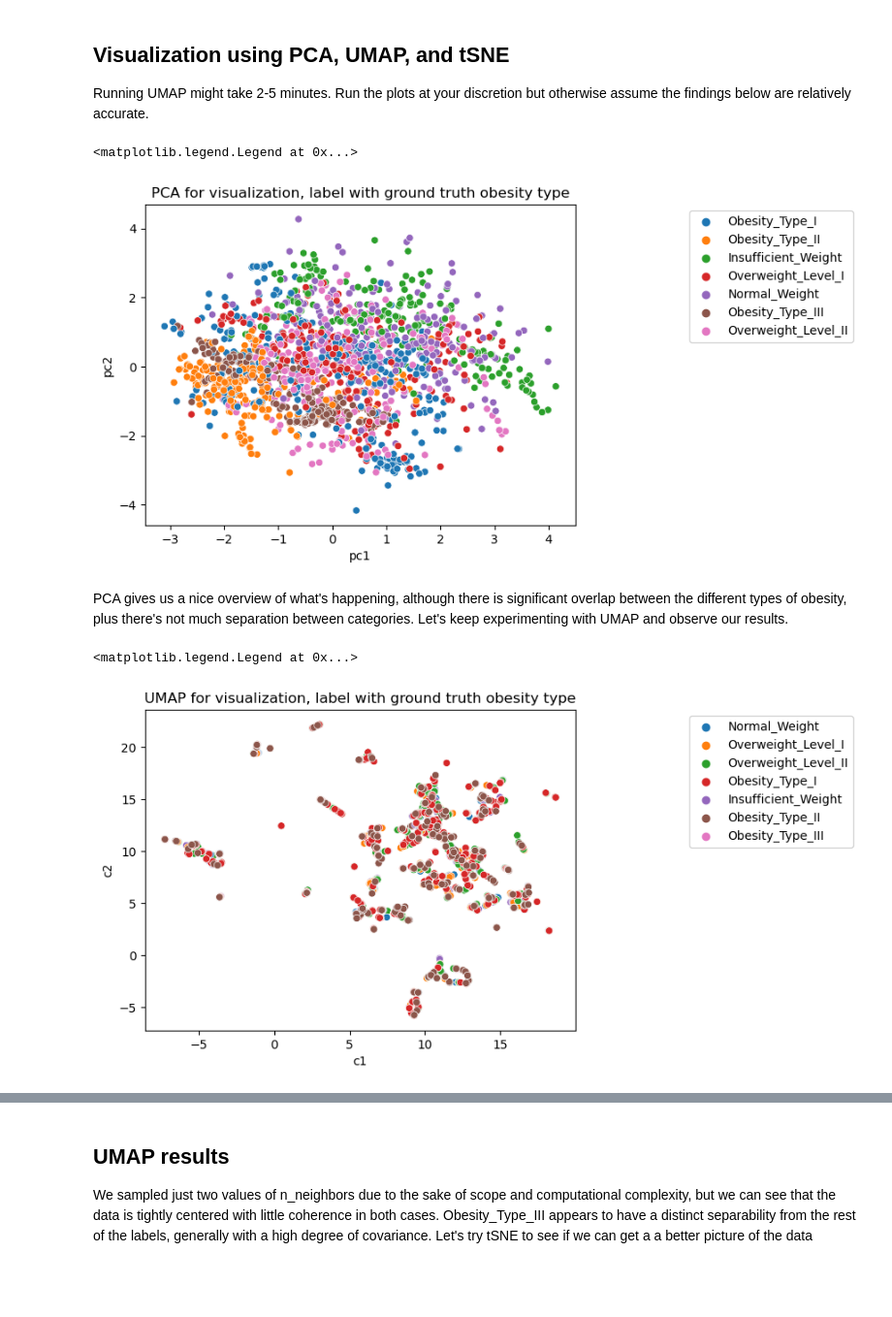
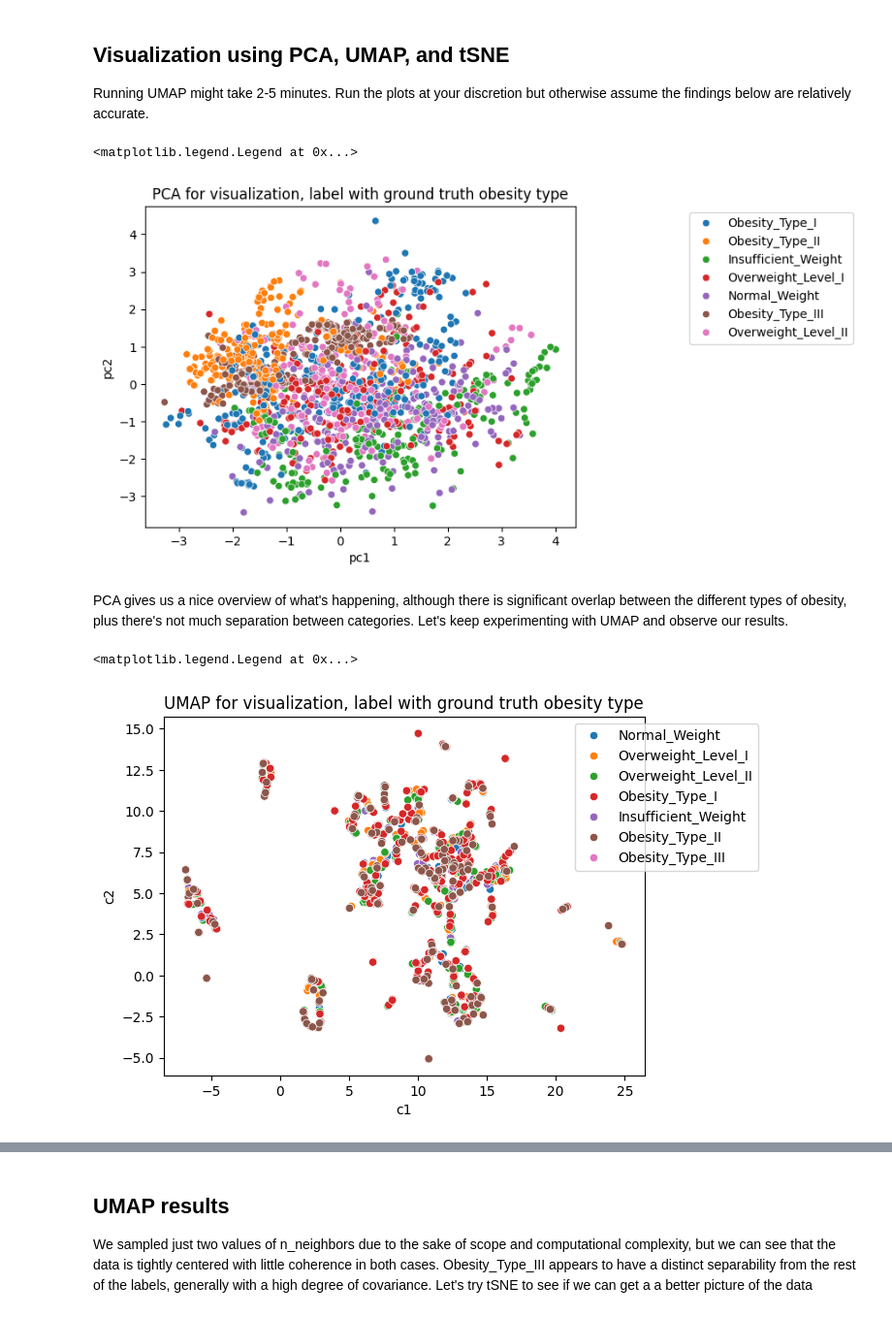
Before and after one commit to pallavigkwd/COGS118BGroup, a Jupyter notebook: Project 118B (1).ipynb, the cells around one changed output, grey strips where cells are left out. Shown at 97% size. Saved outputs shown, nothing was run; the diff lists cells and outputs as text; code cells hidden in the pictures; blank space fills up the shorter version.

```diff
--- a/Project 118B (1).ipynb
+++ b/Project 118B (1).ipynb
@@ -77,10 +77,10 @@ obesity.rename(columns={'family_history_with_overweight': 'Family Obesity',
                         'SMOKE': 'Smoke',
                         'CH2O': 'Water',
                         'SCC': 'Monitor Calories',
-                        'FAF': 'Excercise',
+                        'FAF': 'Exercise',
                         'TUE': 'Technology',
                         'CALC': 'Alcohol',
-                        'MTRANS': 'Transportation Movement'
+                        'MTRANS': 'Transportation'
                         }, inplace=True)
 
 obesity.head()
@@ -130,11 +94,21 @@ Index(['Gender', 'Age', 'Height', 'Weight', 'Family_Obesity', 'High_Calories',
 # %%
-categorical_mapping = {'no' : 0, 'Sometimes' : 1, 'Frequently' : 2, 'Always' : 3 }
-obesity['Alcohol'] = obesity['Alcohol'].map(categorical_mapping)
-obesity['Food_Between_Meals'] = obesity['Food_Between_Meals'].map(categorical_mapping)
+# identify the numerical columns
+numerical_columns = ['Age', 'Height', 'Weight', 'Vegetables', 'Meals', 'Water', 'Exercise', 'Technology']
 
-numerical_columns = ['Age', 'Height', 'Weight', 'Vegetables', 'Meals', 'Food_Between_Meals', 'Water', 'Excercise', 'Technology', 'Alcohol']
+# standardize numerical columns
 scaler = StandardScaler()
 obesity[numerical_columns] = scaler.fit_transform(obesity[numerical_columns])
 
-obesity.head()
+# Identify the categorical columns to be one-hot encoded
+categorical_columns = ['Gender', 'Family Obesity', 'Food Between Meals', 'High Calories', 'Smoke', 'Monitor Calories', 'Transportation', 'Alcohol']
+
+# Perform one-hot encoding
+ohe = OneHotEncoder()
+ohe_vals = ohe.fit_transform(obesity[categorical_columns]).toarray()
+ohe_vals_cols = ohe.get_feature_names_out(categorical_columns)
+
+# Display the preprocessed DataFrame
+cleaned_df = obesity.drop(columns=categorical_columns)
+cleaned_df[ohe_vals_cols] = ohe_vals
+cleaned_df.head()
 # %% [output]
@@ -174,6 +122,4 @@ obesity.head()
 # %%
 # obesity_labels = obesity.columns.tolist()
-obesity_labels = obesity['NObeyesdad']
-Cleaned_Data = obesity.drop('NObeyesdad', axis=1)
-y = obesity['NObeyesdad']
-print(obesity_labels)
+X = cleaned_df.drop('NObeyesdad', axis=1)
+y = cleaned_df['NObeyesdad']
@@ -193,8 +126,6 @@ Name: NObeyesdad, Length: 2111, dtype: object
 # %%
 from sklearn.linear_model import LinearRegression
 from sklearn.model_selection import train_test_split
-X = Cleaned_Data
-y = y
 
 # split the dataset
 X_train, X_test, y_train, y_test = train_test_split(
@@ -254,21 +179,21 @@ ax = plt.gca()
 ax.legend(bbox_to_anchor=(1.25, 1))
 # %% [output]
 <matplotlib.legend.Legend at 0x...>
-[figure, old version]
+[figure, new version]
 # %% [markdown]
 PCA gives us a nice overview of what's happening, although there is significant overlap between the different types of obesity, plus there's not much separation between categories. Let's keep experimenting with UMAP and observe our results.
 # %%
 viz = UMAP(n_neighbors=5, min_dist=0.1)
 viz_coords = pd.DataFrame(viz.fit_transform(X_train), columns=['c1', 'c2'])
-viz_coords['obesity_type'] = obesity_labels
+viz_coords['obesity_type'] = y
 
 sns.scatterplot(data=viz_coords, x='c1', y='c2', hue='obesity_type')
 plt.title('UMAP for visualization, label with ground truth obesity type')
 ax = plt.gca()
 ax.legend(bbox_to_anchor=(1.25, 1))
 # %% [output]
 <matplotlib.legend.Legend at 0x...>
-[figure, old version]
+[figure, new version]
 # %%
 viz = UMAP(n_neighbors=20, min_dist=0.1)
 viz_coords = pd.DataFrame(viz.fit_transform(X_train), columns=['c1', 'c2'])
```
Also changed, not shown: parts of 16 cells of this notebook.
